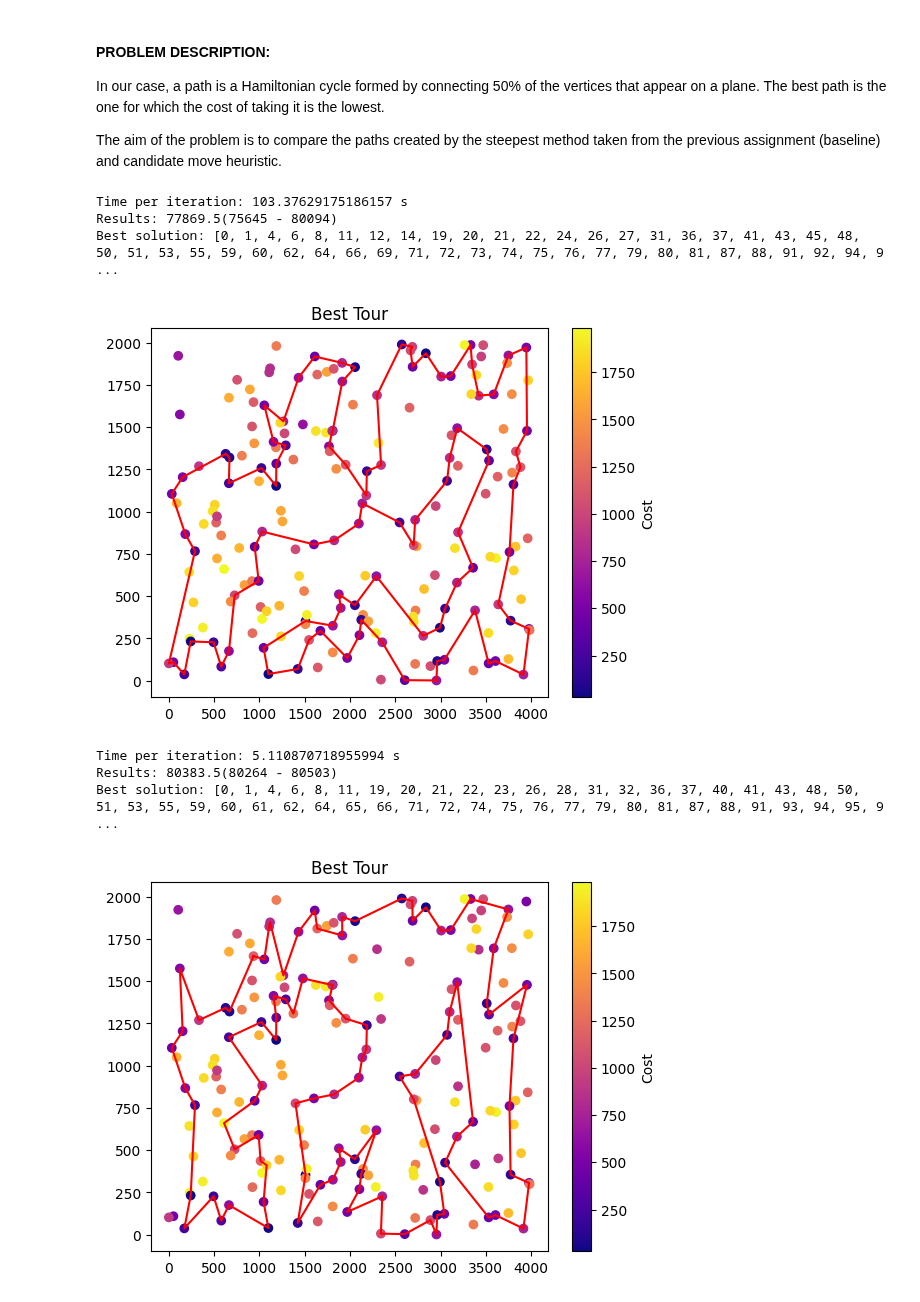
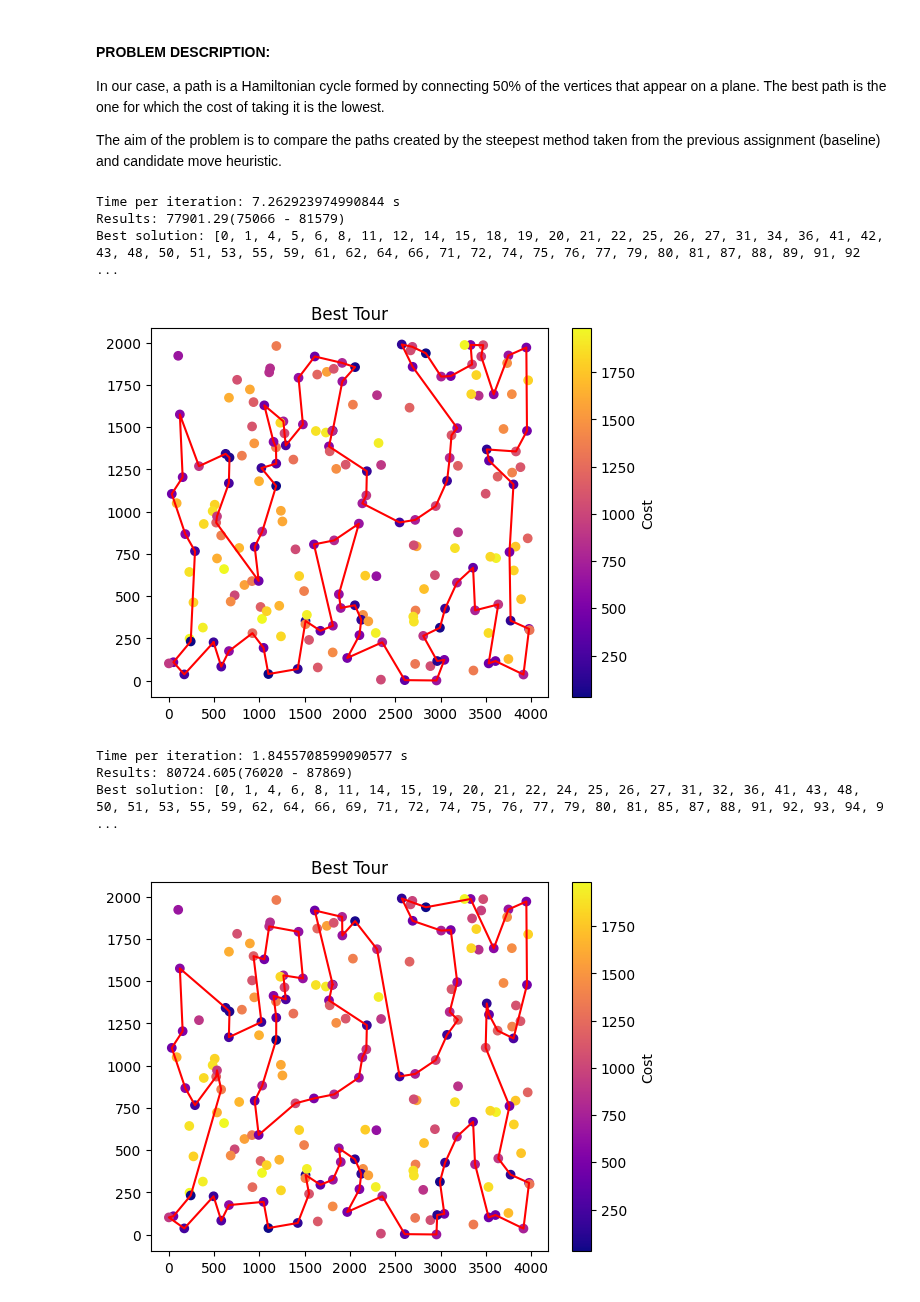
Before and after one commit to Oskshust/evo_comp, a Jupyter notebook: 4/raport.ipynb, the cells around one changed output. Cells and saved outputs as stored; diff of their text form; code cells hidden in the pictures.

Commit message:
candidate moves experiments

```diff
--- a/4/raport.ipynb
+++ b/4/raport.ipynb
@@ -21,16 +21,16 @@ b = "../data/TSPB.csv"
 c = "../data/TSPC.csv"
 d = "../data/TSPD.csv"
 # %%
-run_baseline(a, 2)
+run_baseline(a)
 # %% [output]
-Time per iteration: 103.37629175186157 s
-Results: 77869.5(75645 - 80094)
-Best solution: [0, 1, 4, 6, 8, 11, 12, 14, 19, 20, 21, 22, 24, 26, 27, 31, 36, 37, 41, 43, 45, 48, 50, 51, 53, 55, 59, 60, 62, 64, 66, 69, 71, 72, 73, 74, 75, 76, 77, 79, 80, 81, 87, 88, 91, 92, 94, 9 ...
+Time per iteration: 7.262923974990844 s
+Results: 77901.29(75066 - 81579)
+Best solution: [0, 1, 4, 5, 6, 8, 11, 12, 14, 15, 18, 19, 20, 21, 22, 25, 26, 27, 31, 34, 36, 41, 42, 43, 48, 50, 51, 53, 55, 59, 61, 62, 64, 66, 71, 72, 74, 75, 76, 77, 79, 80, 81, 87, 88, 89, 91, 92 ...
-[figure, old version]
+[figure, new version]
 # %%
-run_experiment(a, 2, 10)
+run_experiment(a)
 # %% [output]
-Time per iteration: 5.110870718955994 s
-Results: 80383.5(80264 - 80503)
-Best solution: [0, 1, 4, 6, 8, 11, 19, 20, 21, 22, 23, 26, 28, 31, 32, 36, 37, 40, 41, 43, 48, 50, 51, 53, 55, 59, 60, 61, 62, 64, 65, 66, 71, 72, 74, 75, 76, 77, 79, 80, 81, 87, 88, 91, 93, 94, 95, 9 ...
+Time per iteration: 1.8455708599090577 s
+Results: 80724.605(76020 - 87869)
+Best solution: [0, 1, 4, 6, 8, 11, 14, 15, 19, 20, 21, 22, 24, 25, 26, 27, 31, 32, 36, 41, 43, 48, 50, 51, 53, 55, 59, 62, 64, 66, 69, 71, 72, 74, 75, 76, 77, 79, 80, 81, 85, 87, 88, 91, 92, 93, 94, 9 ...
-[figure, old version]
+[figure, new version]
```
Also changed, not shown: parts of 6 cells of this notebook.
